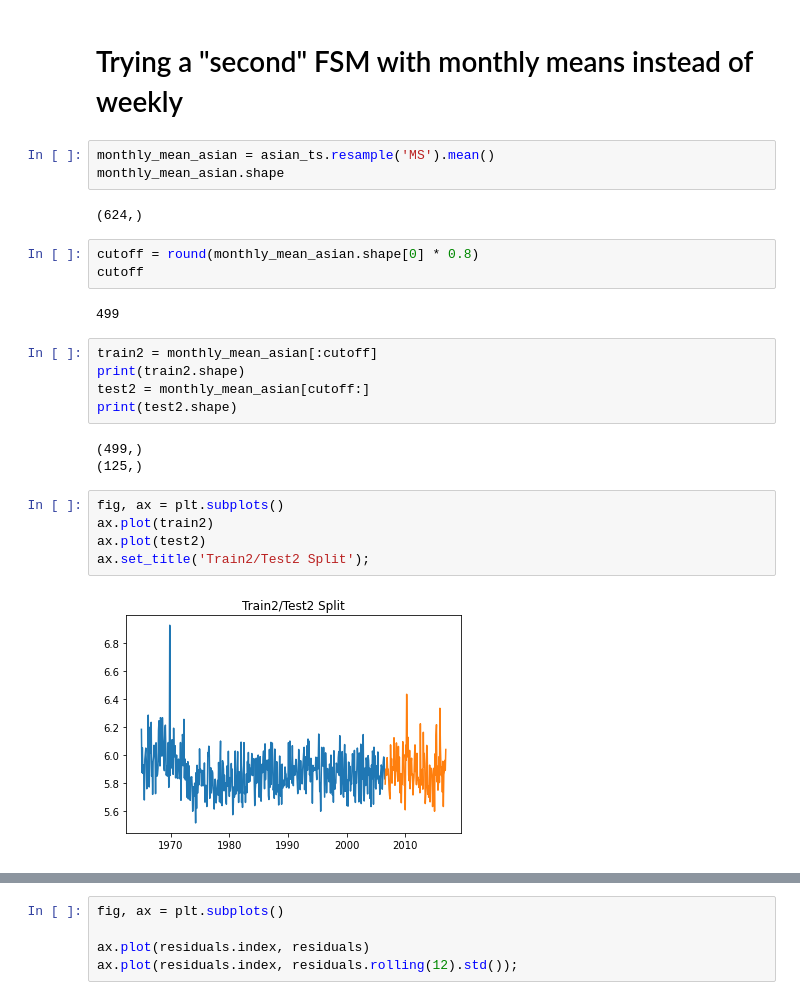
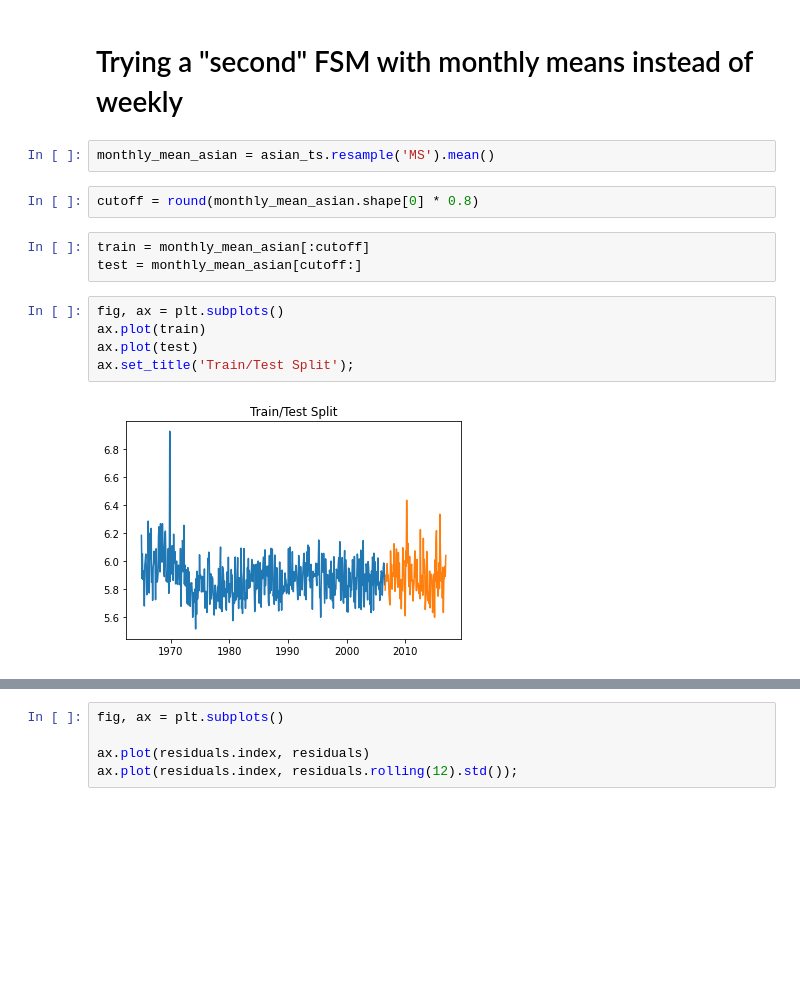
Before and after one commit to theobigdog/On-Shaky-Ground---Earthquakes-in-Asia, a Jupyter notebook: Flatiron Capstone - Earthquake Prediction.ipynb, the cells around one changed output, grey strips where cells are left out. Cells and saved outputs as stored; diff of their text form; blank space fills up the shorter version.

```diff
--- a/Flatiron Capstone - Earthquake Prediction.ipynb
+++ b/Flatiron Capstone - Earthquake Prediction.ipynb
@@ -625,26 +553,15 @@ ax.set_title('Weekly differenced data');
 # Trying a "second" FSM with monthly means instead of weekly
 # %%
 monthly_mean_asian = asian_ts.resample('MS').mean()
-monthly_mean_asian.shape
-# %% [output]
-(624,)
 # %%
 cutoff = round(monthly_mean_asian.shape[0] * 0.8)
-cutoff
-# %% [output]
-499
-# %%
-train2 = monthly_mean_asian[:cutoff]
-print(train2.shape)
-test2 = monthly_mean_asian[cutoff:]
-print(test2.shape)
-# %% [output]
-(499,)
-(125,)
+# %%
+train = monthly_mean_asian[:cutoff]
+test = monthly_mean_asian[cutoff:]
 # %%
 fig, ax = plt.subplots()
-ax.plot(train2)
-ax.plot(test2)
-ax.set_title('Train2/Test2 Split');
+ax.plot(train)
+ax.plot(test)
+ax.set_title('Train/Test Split');
 # %% [output]
-[figure, old version]
+[figure, new version]
```
Also changed, not shown: parts of 80 cells of this notebook.
